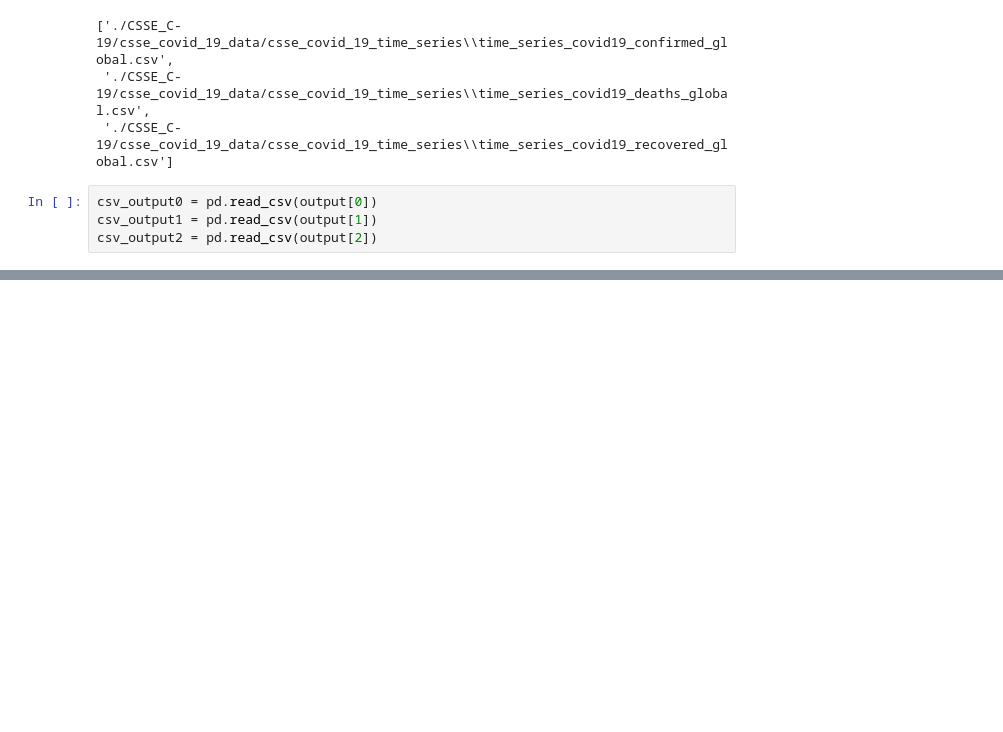
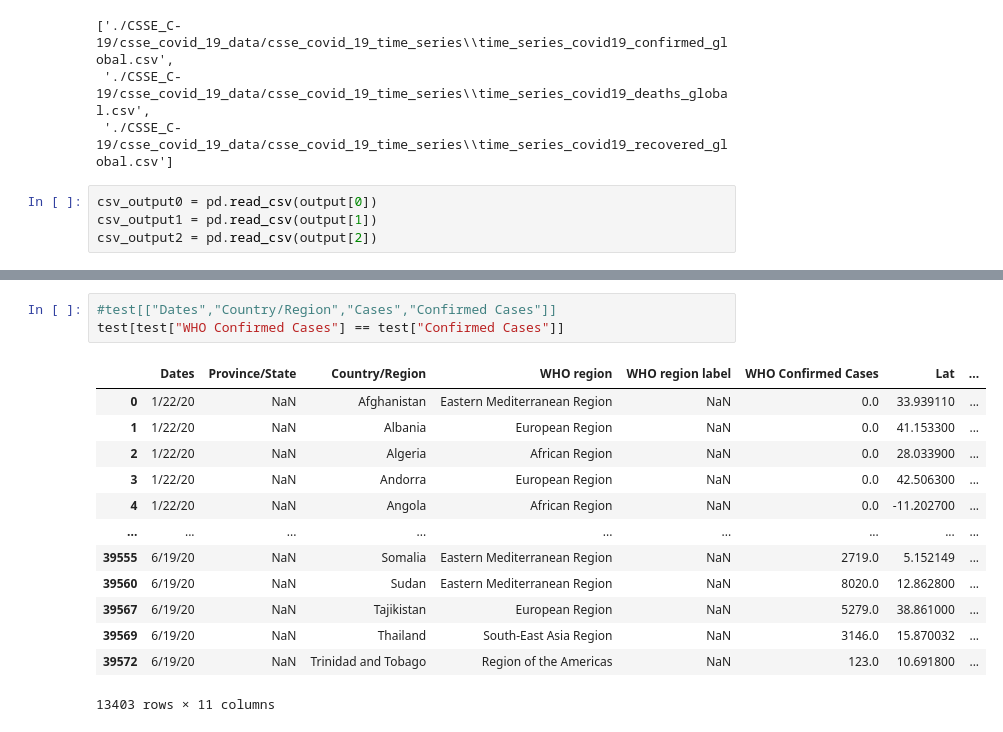
Before and after one commit to jisanos/C19A-COVID-19-Prediction-Algorithm, a Jupyter notebook: CSSE vs WHO.ipynb, the cells around one changed output, grey strips where cells are left out. Drawn from its saved outputs; the diff is of its cells as text; blank space fills up the shorter version.

```diff
--- a/CSSE vs WHO.ipynb
+++ b/CSSE vs WHO.ipynb
@@ -151,0 +186,17 @@ display(df_merge2)
+# %%
+#test[["Dates","Country/Region","Cases","Confirmed Cases"]]
+test[test["WHO Confirmed Cases"] == test["Confirmed Cases"]]
+# %% [output]
+|  | Dates | Province/State | Country/Region | WHO region | WHO region label | WHO Confirmed Cases | Lat | ... |
+| 0 | 1/22/20 | NaN | Afghanistan | Eastern Mediterranean Region | NaN | 0.0 | 33.939110 | ... |
+| 1 | 1/22/20 | NaN | Albania | European Region | NaN | 0.0 | 41.153300 | ... |
+| 2 | 1/22/20 | NaN | Algeria | African Region | NaN | 0.0 | 28.033900 | ... |
+| 3 | 1/22/20 | NaN | Andorra | European Region | NaN | 0.0 | 42.506300 | ... |
+| 4 | 1/22/20 | NaN | Angola | African Region | NaN | 0.0 | -11.202700 | ... |
+| ... | ... | ... | ... | ... | ... | ... | ... | ... |
+| 39555 | 6/19/20 | NaN | Somalia | Eastern Mediterranean Region | NaN | 2719.0 | 5.152149 | ... |
+| 39560 | 6/19/20 | NaN | Sudan | Eastern Mediterranean Region | NaN | 8020.0 | 12.862800 | ... |
+| 39567 | 6/19/20 | NaN | Tajikistan | European Region | NaN | 5279.0 | 38.861000 | ... |
+| 39569 | 6/19/20 | NaN | Thailand | South-East Asia Region | NaN | 3146.0 | 15.870032 | ... |
+| 39572 | 6/19/20 | NaN | Trinidad and Tobago | Region of the Americas | NaN | 123.0 | 10.691800 | ... |
+13403 rows × 11 columns
```
Also changed, not shown: parts of 6 cells of this notebook.
